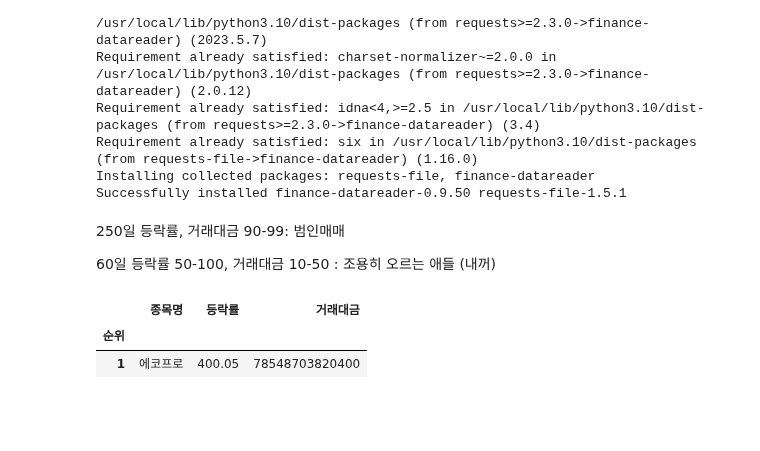
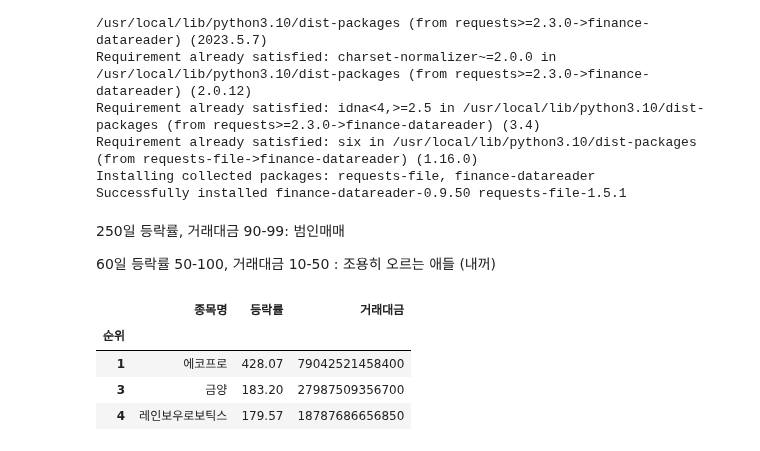
Before and after one commit to yeonghun00/stock-notes, a Jupyter notebook: useful/all_in_one.ipynb, the cells around one changed output. Saved outputs shown, nothing was run; the diff lists cells and outputs as text; code cells hidden in the pictures; blank space fills up the shorter version.

```diff
--- a/useful/all_in_one.ipynb
+++ b/useful/all_in_one.ipynb
@@ -154,7 +154,7 @@ class StockList():
                   '코스닥', '코스피', '시총', '전년비', '1분기', '2분기', '3분기', \
                   '4분기', '전년比', '↑', '지난해', '영업익', '대비', '증가', '영업이익',\
                   '규모', '속', '주당', '매출', '/', '소', '전년', '1Q', '2Q', '3Q', \
-                  '4Q', '관련']
+                  '4Q', '관련', '데이터로', '보는', '증시', '영향', '등']
     words = [word for word in words if word not in stop_words]
     word_frequencies = nltk.FreqDist(words)
     keywords = word_frequencies.most_common(11)
@@ -202,16 +202,19 @@ class StockList():
     return t
 # %%
 # k
-stocklist = StockList(250, [.99,1], [.99,1])
+stocklist = StockList(250, [.98,1], [.99,1])
 t = stocklist.filtered_df
 t = t[['종목명','등락률','거래대금']].reset_index(drop=True)
 t.index+=1
 t.index.name='순위'
+t = t.sort_values(['거래대금'], ascending=[False]).head(3)
 t
 # %% [output]
 |  | 종목명 | 등락률 | 거래대금 |
 | 순위 |  |  |  |
-| 1 | 에코프로 | 400.05 | 78548703820400 |
+| 1 | 에코프로 | 428.07 | 79042521458400 |
+| 3 | 금양 | 183.20 | 27987509356700 |
+| 4 | 레인보우로보틱스 | 179.57 | 18787686656850 |
 # %%
 from google.colab import files
 
```
Also changed, not shown: parts of 6 cells of this notebook.
